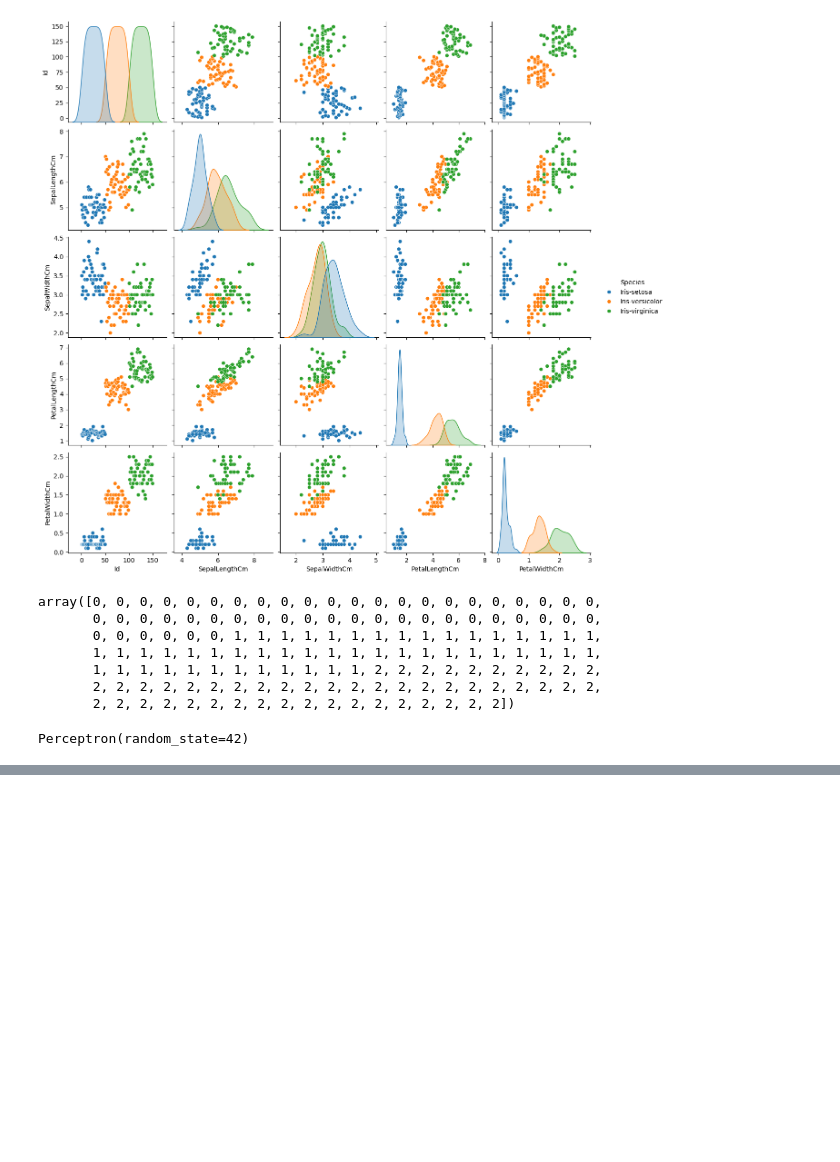
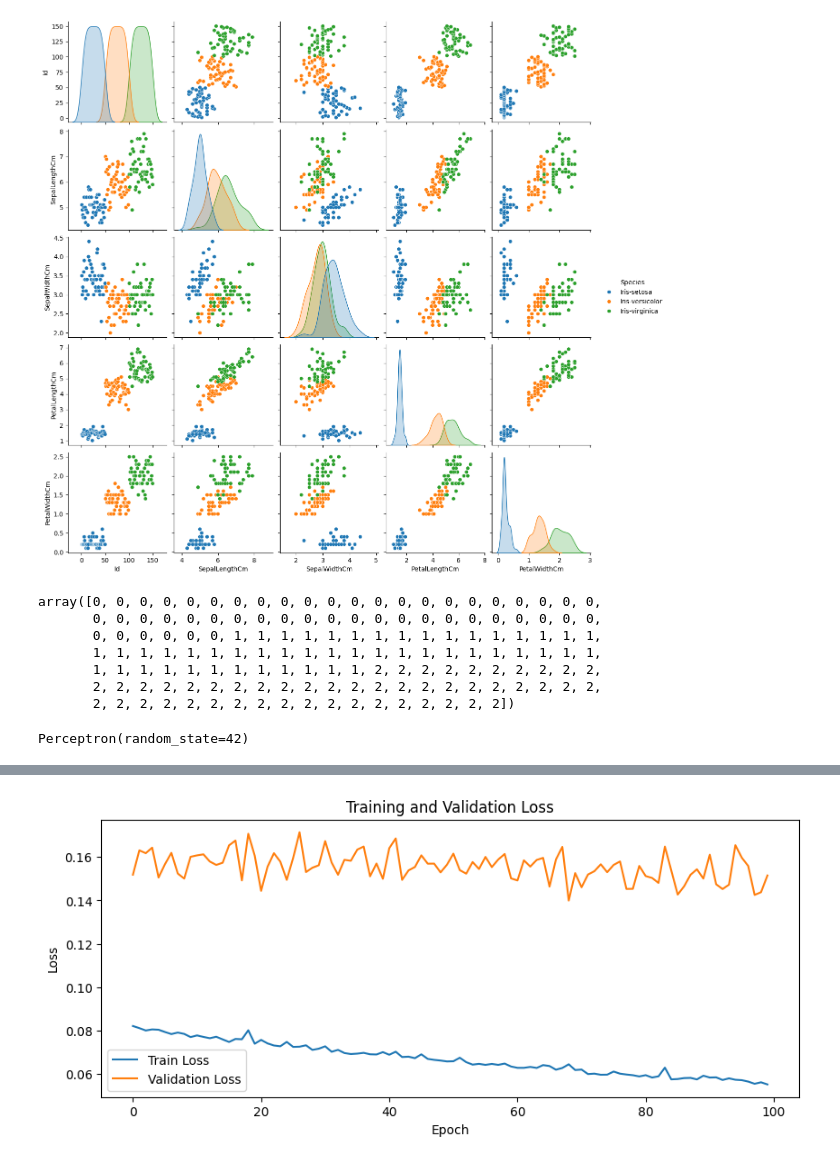
Before and after one commit to Pallavi415/ANN-Iris-Classification, a Jupyter notebook: ANN_implementation.ipynb, the cells around one changed output, grey strips where cells are left out. Cells and saved outputs as stored; diff of their text form; code cells hidden in the pictures; blank space fills up the shorter version.

```diff
--- a/ANN_implementation.ipynb
+++ b/ANN_implementation.ipynb
@@ -116,0 +231,21 @@ Perceptron(random_state=42)
+# %%
+plt.figure(figsize=(10, 4))
+
+# Plot training loss across epochs
+plt.plot(history.history['loss'], label="Train Loss")
+
+# Plot validation loss across epochs
+plt.plot(history.history['val_loss'], label="Validation Loss")
+
+# Add labels and title
+plt.xlabel("Epoch")
+plt.ylabel("Loss")
+plt.title("Training and Validation Loss")
+
+# Display the legend
+plt.legend()
+
+# Show the plot
+plt.show()
+# %% [output]
+[figure, added]
```
Also changed, not shown: parts of 21 cells of this notebook.
